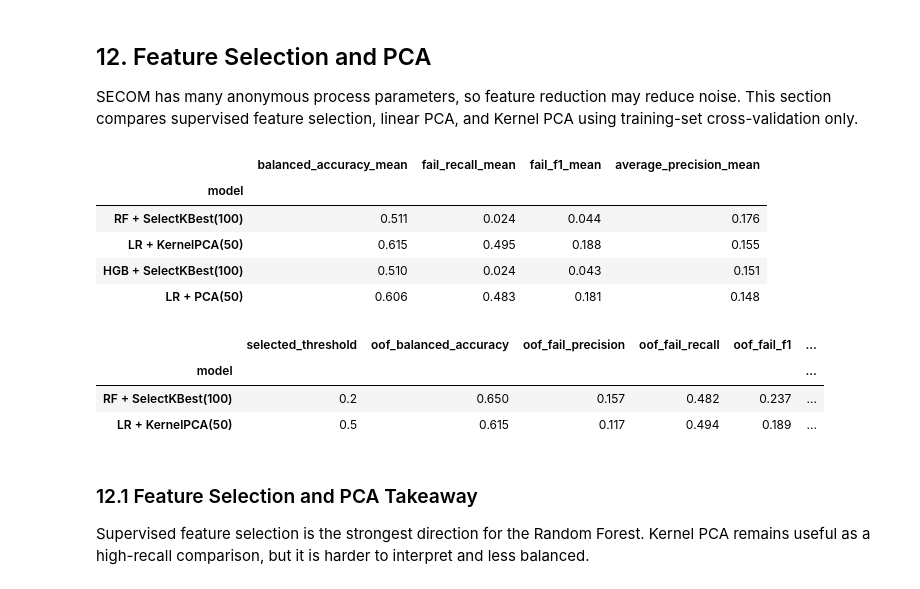
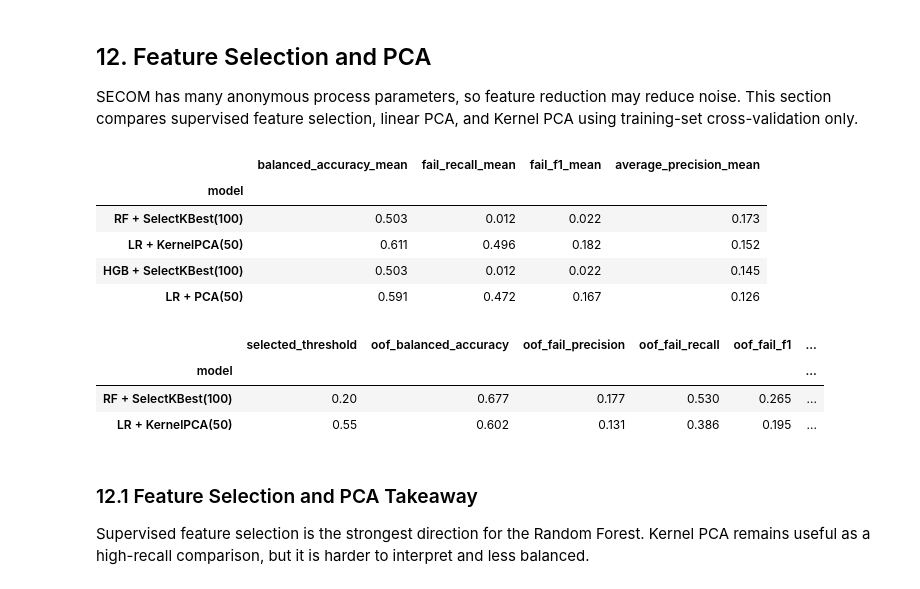
Before and after one commit to Spalding13/secom-fault-detection, a Jupyter notebook: notebooks/01_secom_fault_detection.ipynb, the cells around one changed output. Drawn from its saved outputs; the diff is of its cells as text; code cells hidden in the pictures.

Commit message:
Filter sparse parameters before imputation

```diff
--- a/notebooks/01_secom_fault_detection.ipynb
+++ b/notebooks/01_secom_fault_detection.ipynb
@@ -832,6 +856,7 @@ pca_components = 50
 kernel_pca_components = 50
 
 rf_selectk_pipeline = Pipeline(steps=[
+    ("missingness_filter", MissingValueColumnFilter(DEFAULT_MAX_MISSING_FRACTION)),
     ("imputer", SimpleImputer(strategy="median")),
     ("variance_filter", VarianceThreshold(threshold=0.0)),
     ("feature_selector", SelectKBest(score_func=f_classif, k=k_best_features)),
@@ -844,6 +869,7 @@ rf_selectk_pipeline = Pipeline(steps=[
 ])
 
 hist_gb_selectk_pipeline = Pipeline(steps=[
+    ("missingness_filter", MissingValueColumnFilter(DEFAULT_MAX_MISSING_FRACTION)),
     ("imputer", SimpleImputer(strategy="median")),
     ("variance_filter", VarianceThreshold(threshold=0.0)),
     ("feature_selector", SelectKBest(score_func=f_classif, k=k_best_features)),
@@ -854,6 +880,7 @@ hist_gb_selectk_pipeline = Pipeline(steps=[
 ])
 
 lr_pca_pipeline = Pipeline(steps=[
+    ("missingness_filter", MissingValueColumnFilter(DEFAULT_MAX_MISSING_FRACTION)),
     ("imputer", SimpleImputer(strategy="median")),
     ("variance_filter", VarianceThreshold(threshold=0.0)),
     ("scaler", StandardScaler()),
@@ -866,6 +893,7 @@ lr_pca_pipeline = Pipeline(steps=[
 ])
 
 lr_kernel_pca_pipeline = Pipeline(steps=[
+    ("missingness_filter", MissingValueColumnFilter(DEFAULT_MAX_MISSING_FRACTION)),
     ("imputer", SimpleImputer(strategy="median")),
     ("variance_filter", VarianceThreshold(threshold=0.0)),
     ("scaler", StandardScaler()),
@@ -878,37 +906,37 @@ lr_kernel_pca_pipeline = Pipeline(steps=[
     )),
     ("classifier", LogisticRegression(
         max_iter=5000,
         class_weight="balanced",
         random_state=FINAL_RANDOM_STATE,
     )),
 ])
 
 advanced_models = {
     f"RF + SelectKBest({k_best_features})": rf_selectk_pipeline,
     f"HGB + SelectKBest({k_best_features})": hist_gb_selectk_pipeline,
     f"LR + PCA({pca_components})": lr_pca_pipeline,
     f"LR + KernelPCA({kernel_pca_components})": lr_kernel_pca_pipeline,
 }
 
 advanced_cv_results = pd.concat([
     evaluate_model_cv(model_name, model, X_train, y_train, selection_cv)
     for model_name, model in advanced_models.items()
 ], ignore_index=True)
 
 advanced_cv_summary = summarize_cv_results(advanced_cv_results)
 advanced_cv_summary[[
     "balanced_accuracy_mean",
     "fail_recall_mean",
     "fail_f1_mean",
     "average_precision_mean",
 ]].sort_values("average_precision_mean", ascending=False).round(3)
 # %% [output]
 |  | balanced_accuracy_mean | fail_recall_mean | fail_f1_mean | average_precision_mean |
 | model |  |  |  |  |
-| RF + SelectKBest(100) | 0.511 | 0.024 | 0.044 | 0.176 |
-| LR + KernelPCA(50) | 0.615 | 0.495 | 0.188 | 0.155 |
-| HGB + SelectKBest(100) | 0.510 | 0.024 | 0.043 | 0.151 |
-| LR + PCA(50) | 0.606 | 0.483 | 0.181 | 0.148 |
+| RF + SelectKBest(100) | 0.503 | 0.012 | 0.022 | 0.173 |
+| LR + KernelPCA(50) | 0.611 | 0.496 | 0.182 | 0.152 |
+| HGB + SelectKBest(100) | 0.503 | 0.012 | 0.022 | 0.145 |
+| LR + PCA(50) | 0.591 | 0.472 | 0.167 | 0.126 |
 # %%
 advanced_threshold_rows = []
 advanced_threshold_models = {
@@ -935,8 +963,8 @@ advanced_threshold_summary.round(3)
 # %% [output]
 |  | selected_threshold | oof_balanced_accuracy | oof_fail_precision | oof_fail_recall | oof_fail_f1 | ... |
 | model |  |  |  |  |  | ... |
-| RF + SelectKBest(100) | 0.2 | 0.650 | 0.157 | 0.482 | 0.237 | ... |
-| LR + KernelPCA(50) | 0.5 | 0.615 | 0.117 | 0.494 | 0.189 | ... |
+| RF + SelectKBest(100) | 0.20 | 0.677 | 0.177 | 0.530 | 0.265 | ... |
+| LR + KernelPCA(50) | 0.55 | 0.602 | 0.131 | 0.386 | 0.195 | ... |
 # %% [markdown]
 ### 12.1 Feature Selection and PCA Takeaway
 
```
Also changed, not shown: parts of 18 cells of this notebook, 11 other files.
